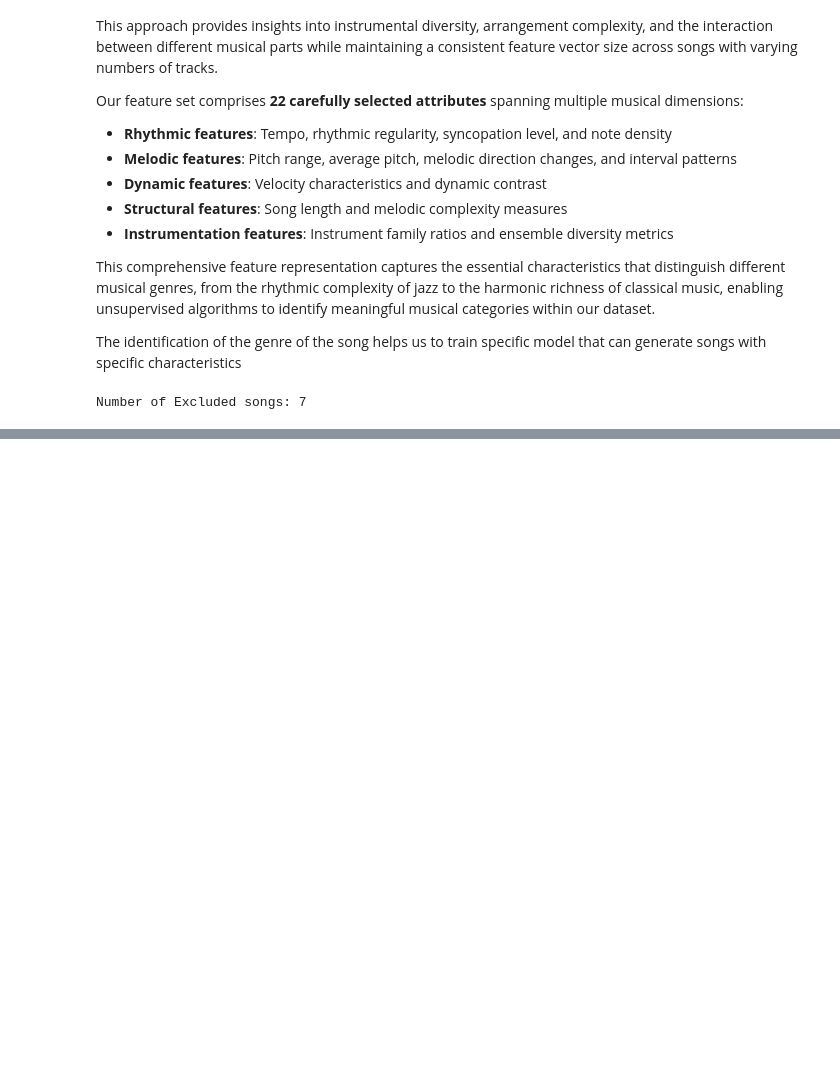
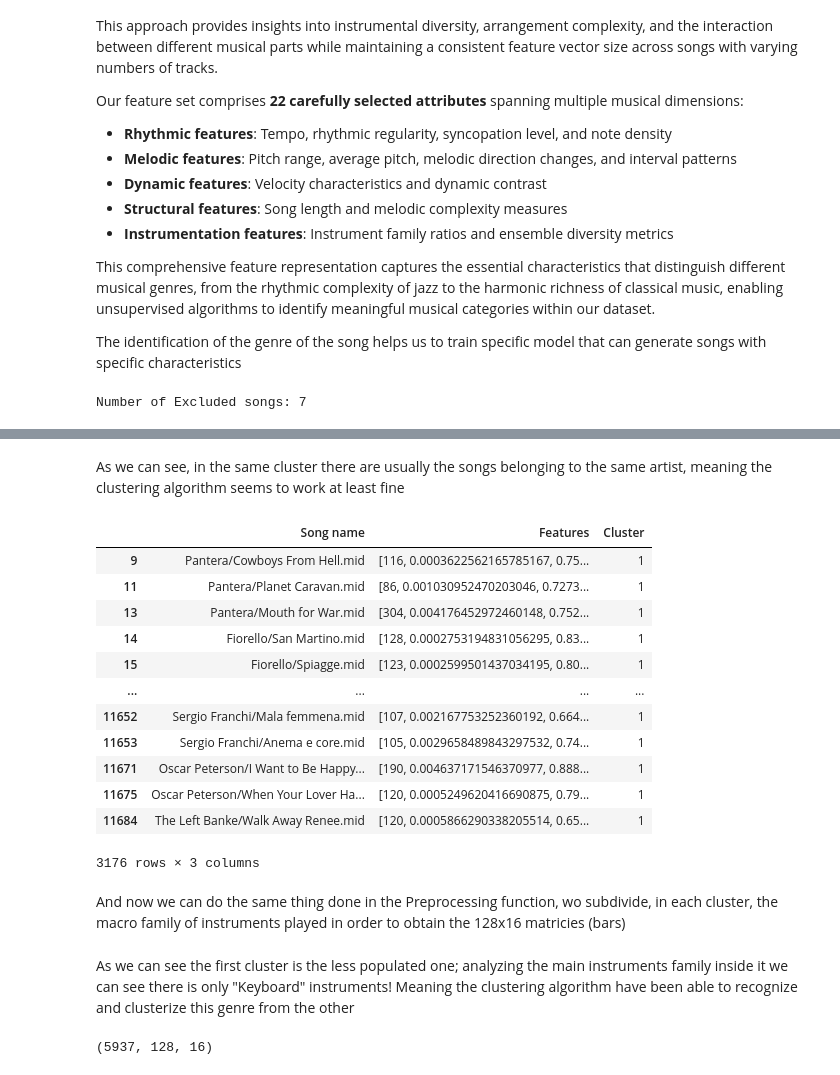
Before and after one commit to FrancescoLR02/MusicGenerator_Project, a Jupyter notebook: MusicGenerator.ipynb, the cells around one changed output, grey strips where cells are left out. Cells and saved outputs as stored; diff of their text form; code cells hidden in the pictures; blank space fills up the shorter version.

```diff
--- a/MusicGenerator.ipynb
+++ b/MusicGenerator.ipynb
@@ -121,0 +127,20 @@ ClusteringDataframe
+# %% [markdown]
+As we can see, in the same cluster there are usually the songs belonging to the same artist, meaning the clustering algorithm seems to work at least fine
+# %%
+ClusteringDF[ClusteringDF['Cluster'] == 1]
+# %% [output]
+|  | Song name | Features | Cluster |
+| 9 | Pantera/Cowboys From Hell.mid | [116, 0.0003622562165785167, 0.75... | 1 |
+| 11 | Pantera/Planet Caravan.mid | [86, 0.001030952470203046, 0.7273... | 1 |
+| 13 | Pantera/Mouth for War.mid | [304, 0.004176452972460148, 0.752... | 1 |
+| 14 | Fiorello/San Martino.mid | [128, 0.0002753194831056295, 0.83... | 1 |
+| 15 | Fiorello/Spiagge.mid | [123, 0.0002599501437034195, 0.80... | 1 |
+| ... | ... | ... | ... |
+| 11652 | Sergio Franchi/Mala femmena.mid | [107, 0.002167753252360192, 0.664... | 1 |
+| 11653 | Sergio Franchi/Anema e core.mid | [105, 0.0029658489843297532, 0.74... | 1 |
+| 11671 | Oscar Peterson/I Want to Be Happy... | [190, 0.004637171546370977, 0.888... | 1 |
+| 11675 | Oscar Peterson/When Your Lover Ha... | [120, 0.0005249620416690875, 0.79... | 1 |
+| 11684 | The Left Banke/Walk Away Renee.mid | [120, 0.0005866290338205514, 0.65... | 1 |
+3176 rows × 3 columns
+# %% [markdown]
+And now we can do the same thing done in the Preprocessing function, wo subdivide, in each cluster, the macro family of instruments played in order to obtain the 128x16 matricies (bars)
@@ -121,0 +149,2 @@ ClusteringDataframe
+# %% [markdown]
+As we can see the first cluster is the less populated one; analyzing the main instruments family inside it we can see there is only "Keyboard" instruments! Meaning the clustering algorithm have been able to recognize and clusterize this genre from the other
@@ -121,0 +154,5 @@ ClusteringDataframe
+# %%
+#In the cluster 1 there are almost 6000 bars os "String" instruments
+np.shape(GenreDataset[1]['String']['Bars'])
+# %% [output]
+(5937, 128, 16)
```
Also changed, not shown: parts of 7 cells of this notebook, 3 other files.
